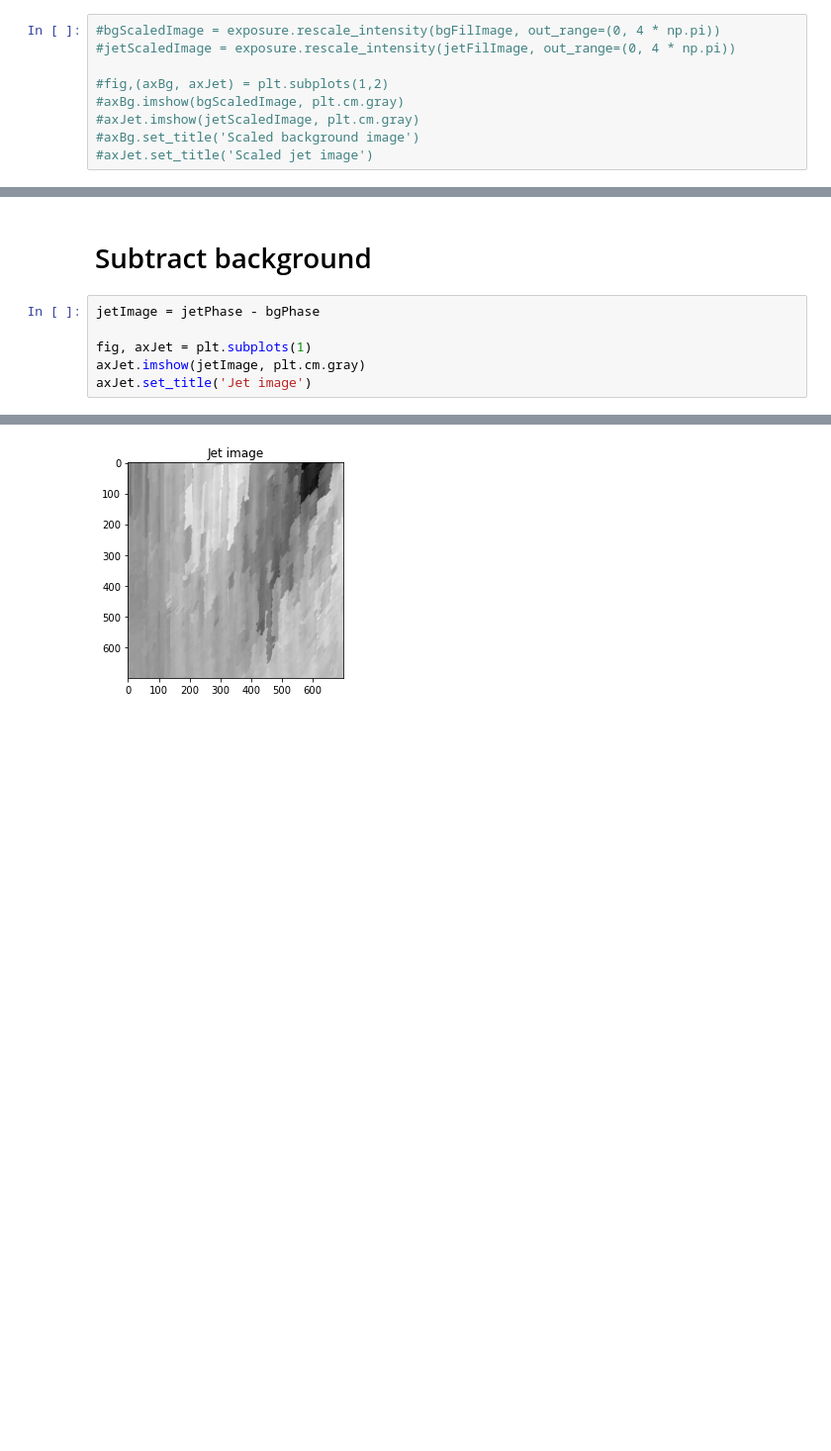
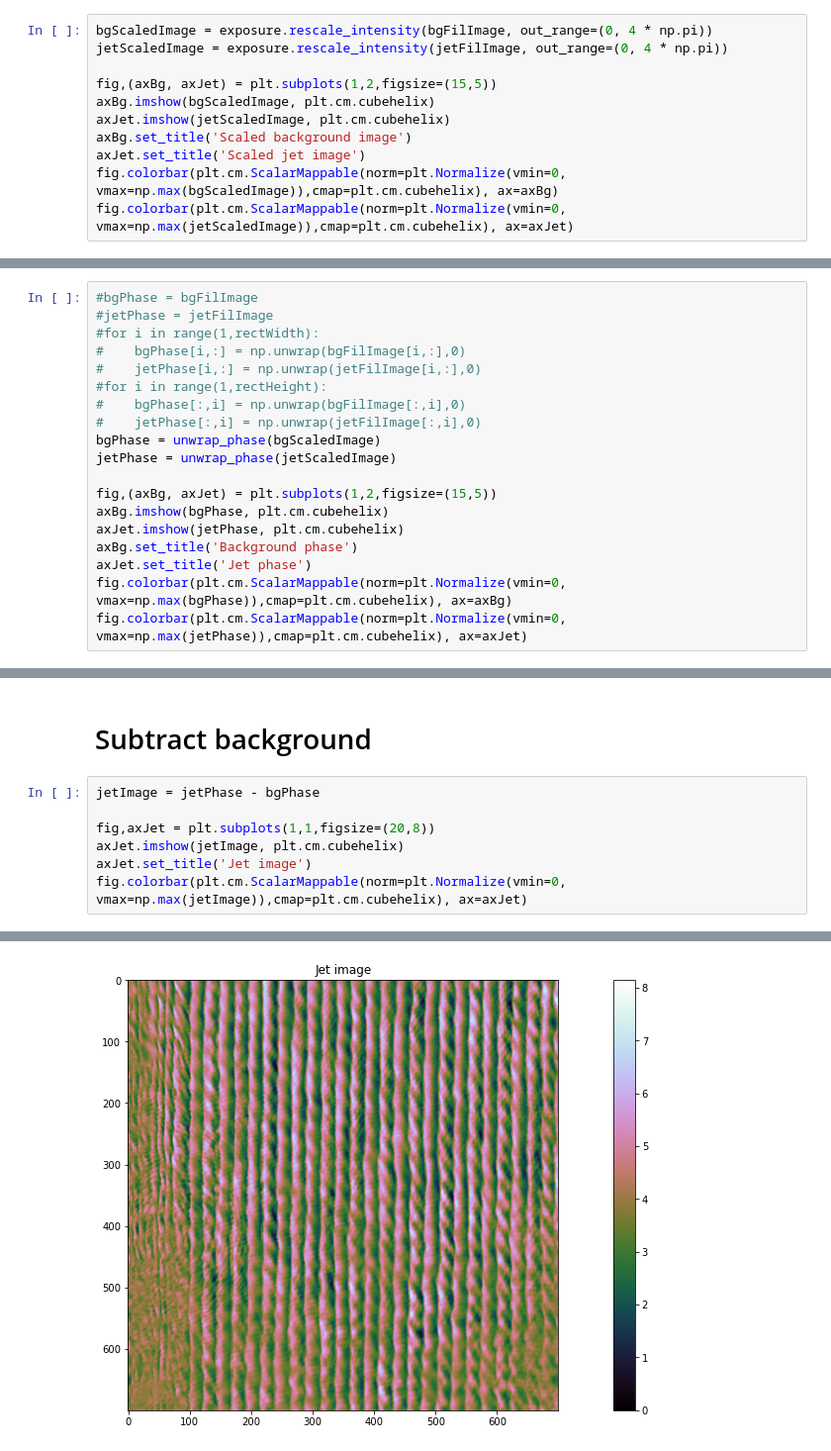
Before and after one commit to JoeWolf92/PyJetApp, a Jupyter notebook: JupyterTest/Analysis test.ipynb, the cells around one changed output, grey strips where cells are left out. Shown at 99% size. Cells and saved outputs as stored; diff of their text form; blank space fills up the shorter version.

```diff
--- a/JupyterTest/Analysis test.ipynb
+++ b/JupyterTest/Analysis test.ipynb
@@ -108,9 +140,11 @@ Text(0.5, 1.0, 'Filtered jet image')
 # %%
-#bgScaledImage = exposure.rescale_intensity(bgFilImage, out_range=(0, 4 * np.pi))
-#jetScaledImage = exposure.rescale_intensity(jetFilImage, out_range=(0, 4 * np.pi))
+bgScaledImage = exposure.rescale_intensity(bgFilImage, out_range=(0, 4 * np.pi))
+jetScaledImage = exposure.rescale_intensity(jetFilImage, out_range=(0, 4 * np.pi))
 
-#fig,(axBg, axJet) = plt.subplots(1,2)
-#axBg.imshow(bgScaledImage, plt.cm.gray)
-#axJet.imshow(jetScaledImage, plt.cm.gray)
-#axBg.set_title('Scaled background image')
-#axJet.set_title('Scaled jet image')
+fig,(axBg, axJet) = plt.subplots(1,2,figsize=(15,5))
+axBg.imshow(bgScaledImage, plt.cm.cubehelix)
+axJet.imshow(jetScaledImage, plt.cm.cubehelix)
+axBg.set_title('Scaled background image')
+axJet.set_title('Scaled jet image')
+fig.colorbar(plt.cm.ScalarMappable(norm=plt.Normalize(vmin=0, vmax=np.max(bgScaledImage)),cmap=plt.cm.cubehelix), ax=axBg)
+fig.colorbar(plt.cm.ScalarMappable(norm=plt.Normalize(vmin=0, vmax=np.max(jetScaledImage)),cmap=plt.cm.cubehelix), ax=axJet)
@@ -130,0 +156,19 @@ Text(0.5, 1.0, 'Jet phase')
+# %%
+#bgPhase = bgFilImage
+#jetPhase = jetFilImage
+#for i in range(1,rectWidth):
+#    bgPhase[i,:] = np.unwrap(bgFilImage[i,:],0)
+#    jetPhase[i,:] = np.unwrap(jetFilImage[i,:],0)
+#for i in range(1,rectHeight):
+#    bgPhase[:,i] = np.unwrap(bgFilImage[:,i],0)
+#    jetPhase[:,i] = np.unwrap(jetFilImage[:,i],0)
+bgPhase = unwrap_phase(bgScaledImage)
+jetPhase = unwrap_phase(jetScaledImage)
+
+fig,(axBg, axJet) = plt.subplots(1,2,figsize=(15,5))
+axBg.imshow(bgPhase, plt.cm.cubehelix)
+axJet.imshow(jetPhase, plt.cm.cubehelix)
+axBg.set_title('Background phase')
+axJet.set_title('Jet phase')
+fig.colorbar(plt.cm.ScalarMappable(norm=plt.Normalize(vmin=0, vmax=np.max(bgPhase)),cmap=plt.cm.cubehelix), ax=axBg)
+fig.colorbar(plt.cm.ScalarMappable(norm=plt.Normalize(vmin=0, vmax=np.max(jetPhase)),cmap=plt.cm.cubehelix), ax=axJet)
@@ -133,7 +180,8 @@ Text(0.5, 1.0, 'Jet phase')
 # %%
 jetImage = jetPhase - bgPhase
 
-fig, axJet = plt.subplots(1)
-axJet.imshow(jetImage, plt.cm.gray)
+fig,axJet = plt.subplots(1,1,figsize=(20,8))
+axJet.imshow(jetImage, plt.cm.cubehelix)
 axJet.set_title('Jet image')
+fig.colorbar(plt.cm.ScalarMappable(norm=plt.Normalize(vmin=0, vmax=np.max(jetImage)),cmap=plt.cm.cubehelix), ax=axJet)
 # %% [output]
@@ -141 +189 @@ Text(0.5, 1.0, 'Jet image')
-[figure, old version]
+[figure, new version]
```
Also changed, not shown: parts of 13 cells of this notebook, 1 other file.
